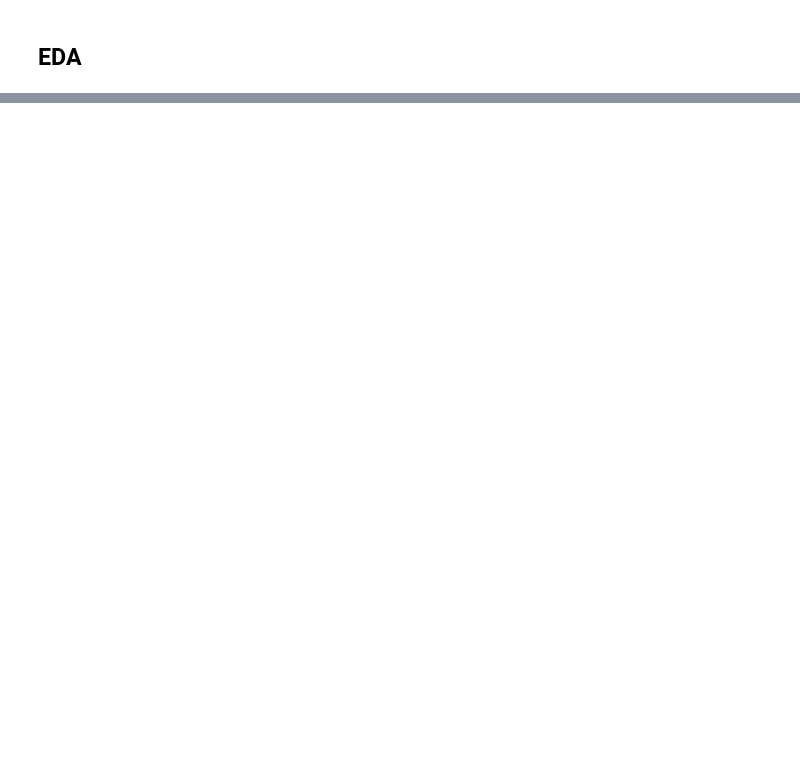
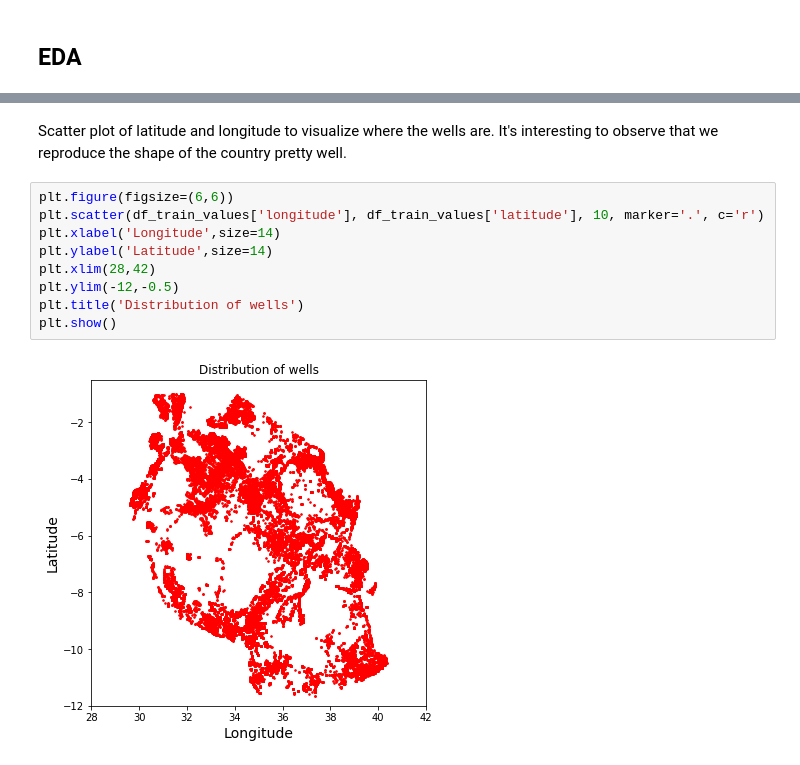
Before and after one commit to rmondini/drivendata-pumpitup, a Jupyter notebook: main.ipynb, the cells around one changed output, grey strips where cells are left out. Drawn from its saved outputs; the diff is of its cells as text; blank space fills up the shorter version.

```diff
--- a/main.ipynb
+++ b/main.ipynb
@@ -125,0 +138,13 @@ plt.show()
+# %% [markdown]
+Scatter plot of latitude and longitude to visualize where the wells are. It's interesting to observe that we reproduce the shape of the country pretty well.
+# %%
+plt.figure(figsize=(6,6))
+plt.scatter(df_train_values['longitude'], df_train_values['latitude'], 10, marker='.', c='r')
+plt.xlabel('Longitude',size=14)
+plt.ylabel('Latitude',size=14)
+plt.xlim(28,42)
+plt.ylim(-12,-0.5)
+plt.title('Distribution of wells')
+plt.show()
+# %% [output]
+[figure, added]
```
Also changed, not shown: parts of 14 cells of this notebook.
